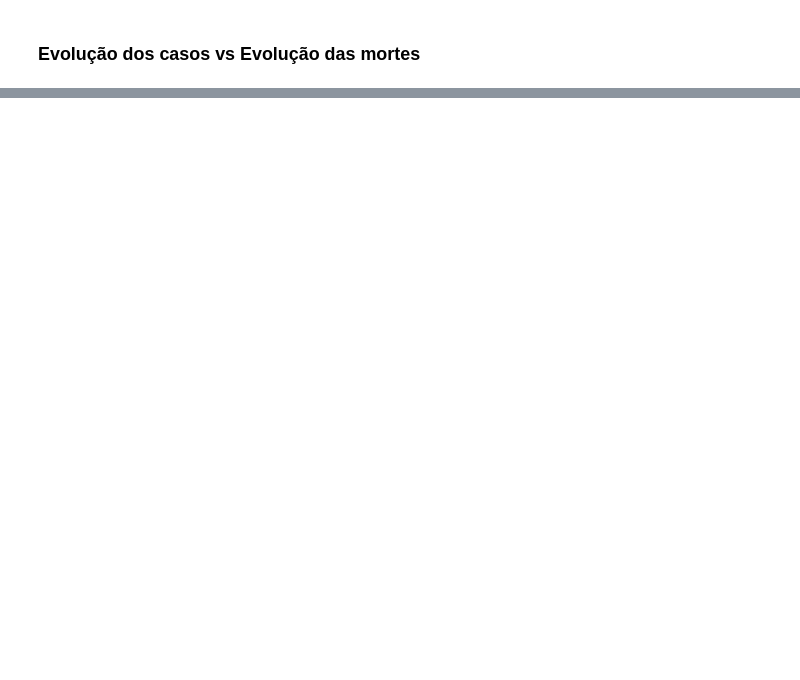
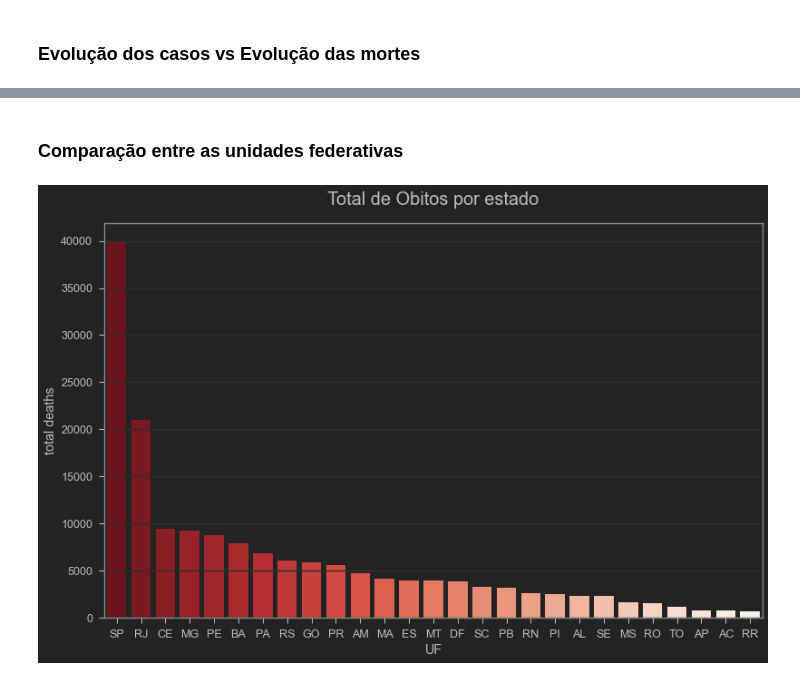
Before and after one commit to Igor-Arantes/Bootcamp-Data-Science-Aplicada, a Jupyter notebook: Igor_Arantes_Desafio_01.ipynb, the cells around one changed output, grey strips where cells are left out. Drawn from its saved outputs; the diff is of its cells as text; code cells hidden in the pictures; blank space fills up the shorter version.

Commit message:
'Novas fontes e DF por estado

```diff
--- a/Igor_Arantes_Desafio_01.ipynb
+++ b/Igor_Arantes_Desafio_01.ipynb
@@ -169,3 +170,9 @@ new_confirmed                                    100.0
 new_deaths                                       100.0
 last_available_confirmed_per_100k_inhabitants    100.0
 dtype: float64
+# %%
+#Limpeza do dataframe dos estados
+dados_covid_uf.drop('city', axis=1, inplace=True)
+dados_covid_uf.drop('last_available_confirmed_per_100k_inhabitants', axis=1, inplace=True)
+dados_covid_uf['last_available_confirmed_per_100k_inhabitants'] = round(dados_covid_uf['last_available_confirmed'] * (dados_covid_uf['estimated_population']/100000),2)
+print(round((dados_covid_uf.notna().sum()/(dados_covid_uf.notna().sum() + dados_covid_uf.isna().sum()))*100,2))
@@ -226,0 +285,29 @@ plt.show()
+# %% [markdown]
+### Comparação entre as unidades federativas
+# %%
+covid_uf = pd.DataFrame()
+covid_uf['UF'] = dados_covid_uf.sort_values(by=['state']).state.unique()
+# %%
+total_deaths = []
+total_cases= []
+estimated_population = []
+for i in covid_uf['UF']:
+    total_deaths.append(dados_covid_uf['new_deaths'][dados_covid_uf['state']==i].sum())
+    total_cases.append(dados_covid_uf['new_confirmed'][dados_covid_uf['state']==i].sum())
+    estimated_population.append(dados_covid_uf['estimated_population'][dados_covid_uf['state']==i].iloc[-1])
+
+covid_uf['total deaths'] =total_deaths
+covid_uf['total cases'] = total_cases
+covid_uf['estimated_population'] = estimated_population
+covid_uf['death_rate'] = round(covid_uf['total deaths']/covid_uf['total cases']*100,2)
+covid_uf['deaths_per_100k_inhabitants']=round(covid_uf['total deaths']/(covid_uf['estimated_population']/100000),2)
+covid_uf['cases_per_100k_inhabitants']=round(covid_uf['total cases']/(covid_uf['estimated_population']/100000),2)
+# %%
+plt.figure(figsize=(13,8))
+plt.title('Total de Obitos por estado',pad=20, fontsize=20)
+sns.barplot(data=covid_uf.sort_values(by='total deaths',ascending=False),y='total deaths',x='UF',
+            palette='Reds_r')
+plt.grid(axis='y')
+plt.show()
+# %% [output]
+[figure, added]
```
Also changed, not shown: parts of 13 cells of this notebook.
